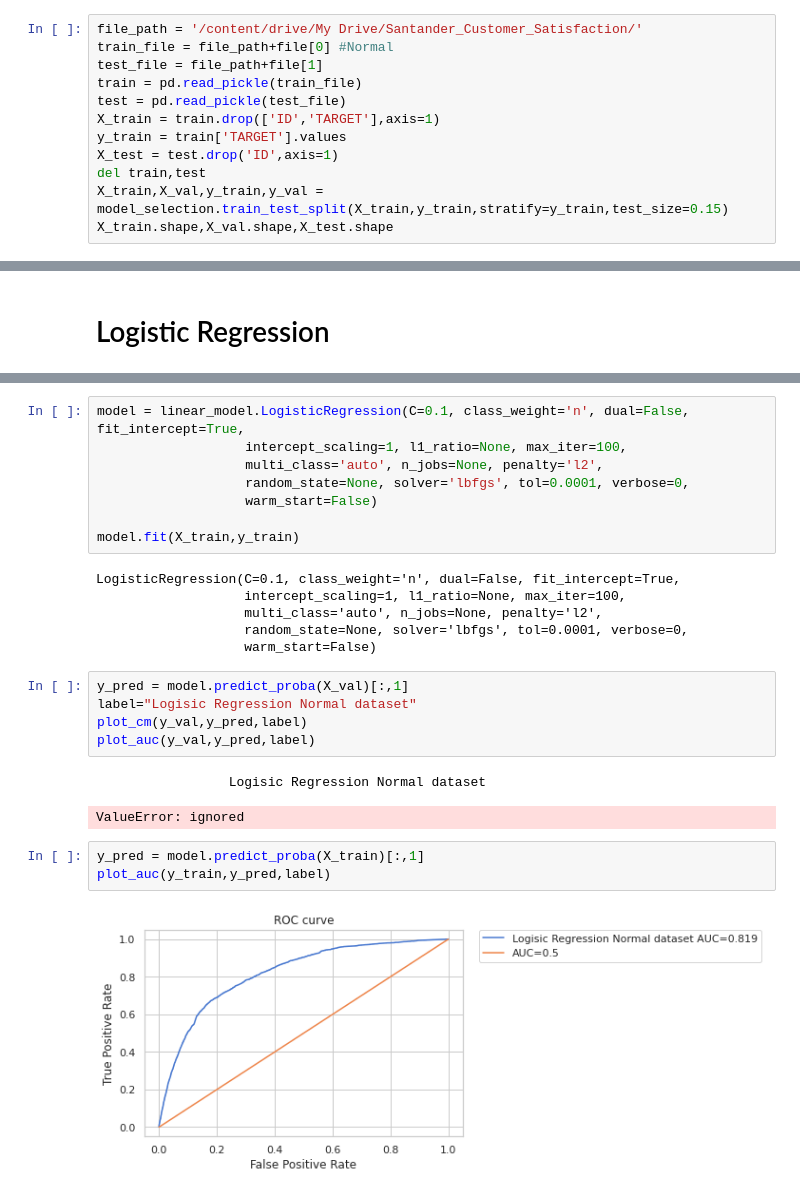
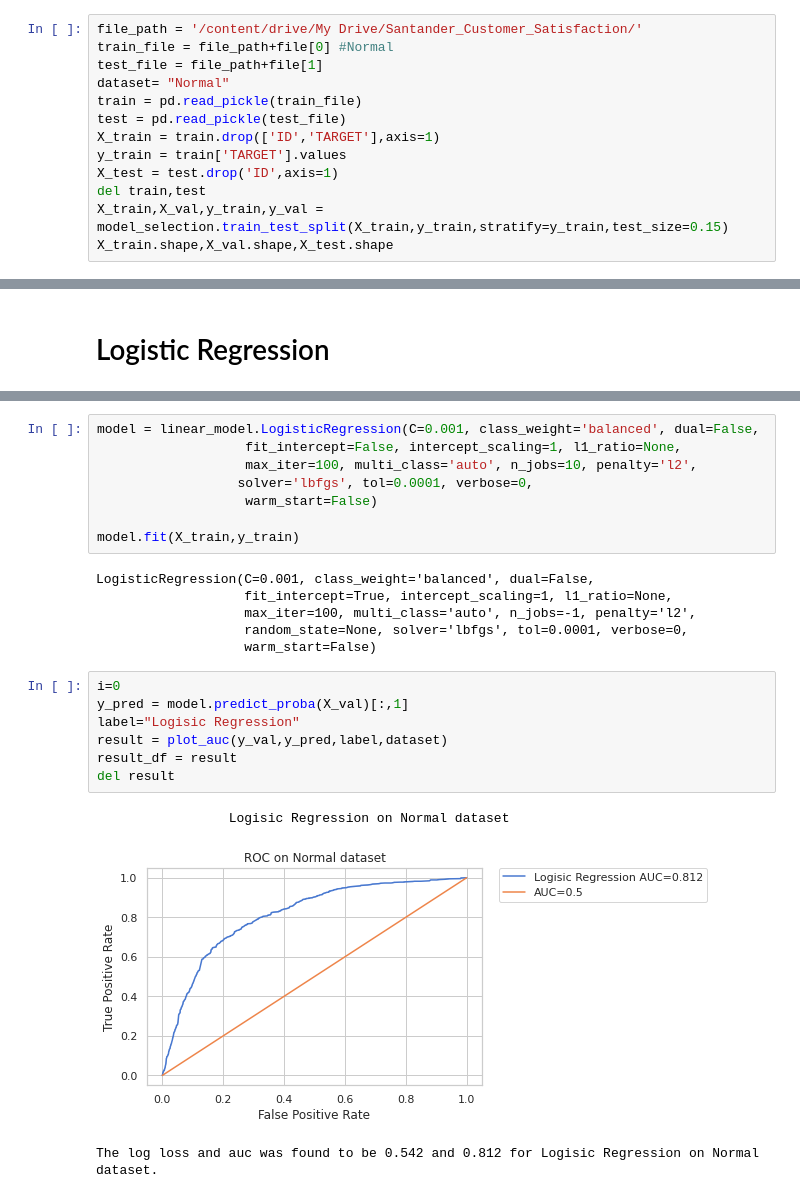
Before and after one commit to agno-nymous/Santander-Customer-Satisfaction, a Jupyter notebook: Modelling_Normal.ipynb, the cells around one changed output, grey strips where cells are left out. Saved outputs shown, nothing was run; the diff lists cells and outputs as text.

```diff
--- a/Modelling_Normal.ipynb
+++ b/Modelling_Normal.ipynb
@@ -103,6 +37,7 @@ file
 file_path = '/content/drive/My Drive/Santander_Customer_Satisfaction/'
 train_file = file_path+file[0] #Normal
 test_file = file_path+file[1]
+dataset= "Normal"
 train = pd.read_pickle(train_file)
 test = pd.read_pickle(test_file)
 X_train = train.drop(['ID','TARGET'],axis=1)
@@ -152,27 +139,25 @@ LogisticRegression(C=0.1, class_weight='n', dual=False, fit_intercept=True,
 # %%
-model = linear_model.LogisticRegression(C=0.1, class_weight='n', dual=False, fit_intercept=True,
-                   intercept_scaling=1, l1_ratio=None, max_iter=100,
-                   multi_class='auto', n_jobs=None, penalty='l2',
-                   random_state=None, solver='lbfgs', tol=0.0001, verbose=0,
+model = linear_model.LogisticRegression(C=0.001, class_weight='balanced', dual=False,
+                   fit_intercept=False, intercept_scaling=1, l1_ratio=None,
+                   max_iter=100, multi_class='auto', n_jobs=10, penalty='l2',
+                  solver='lbfgs', tol=0.0001, verbose=0,
                    warm_start=False)
 
 model.fit(X_train,y_train)
 # %% [output]
-LogisticRegression(C=0.1, class_weight='n', dual=False, fit_intercept=True,
-                   intercept_scaling=1, l1_ratio=None, max_iter=100,
-                   multi_class='auto', n_jobs=None, penalty='l2',
+LogisticRegression(C=0.001, class_weight='balanced', dual=False,
+                   fit_intercept=True, intercept_scaling=1, l1_ratio=None,
+                   max_iter=100, multi_class='auto', n_jobs=-1, penalty='l2',
                    random_state=None, solver='lbfgs', tol=0.0001, verbose=0,
                    warm_start=False)
 # %%
+i=0
 y_pred = model.predict_proba(X_val)[:,1]
-label="Logisic Regression Normal dataset"
-plot_cm(y_val,y_pred,label)
-plot_auc(y_val,y_pred,label)
+label="Logisic Regression"
+result = plot_auc(y_val,y_pred,label,dataset)
+result_df = result
+del result
 # %% [output]
-                 Logisic Regression Normal dataset
+                 Logisic Regression on Normal dataset
+[figure, added]
-ValueError: ignored
+The log loss and auc was found to be 0.542 and 0.812 for Logisic Regression on Normal dataset.
-# %%
-y_pred = model.predict_proba(X_train)[:,1]
-plot_auc(y_train,y_pred,label)
-# %% [output]
-[figure, removed]
```
Also changed, not shown: parts of 29 cells of this notebook.
